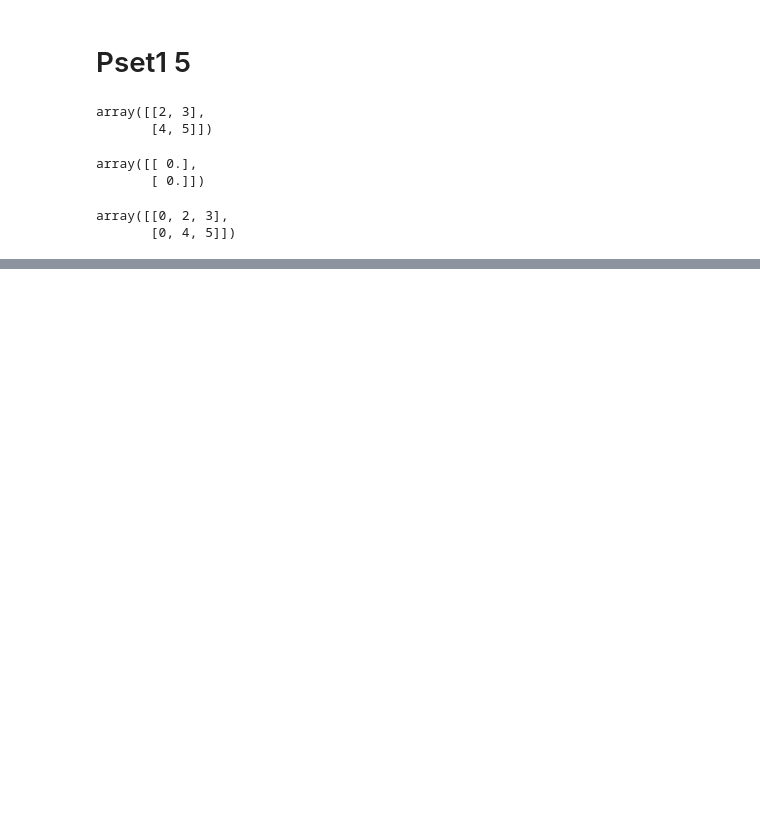
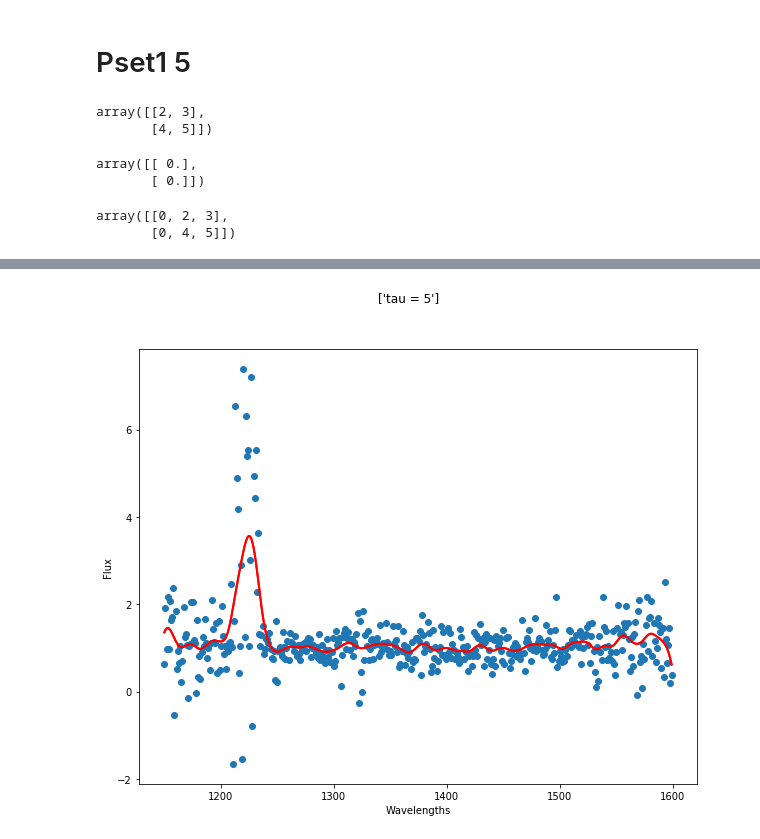
Before and after one commit to christydennison/cs229, a Jupyter notebook: pset1.5.ipynb, the cells around one changed output, grey strips where cells are left out. Saved outputs shown, nothing was run; the diff lists cells and outputs as text; code cells hidden in the pictures; blank space fills up the shorter version.

```diff
--- a/pset1.5.ipynb
+++ b/pset1.5.ipynb
@@ -62,0 +83,6 @@ plt.show()
+# %%
+## Part b.ii
+lwr_est_5 = q.LWR_smooth(raw_train[0], wavelengths.reshape((wavelengths.shape[0],1)), 5)
+q.plot_b(wavelengths, raw_train[0], lwr_est_5, ['tau = 5'], 'ps1q5b2.png')
+# %% [output]
+[figure, added]
```
Also changed, not shown: parts of 23 cells of this notebook, 3 other files.
